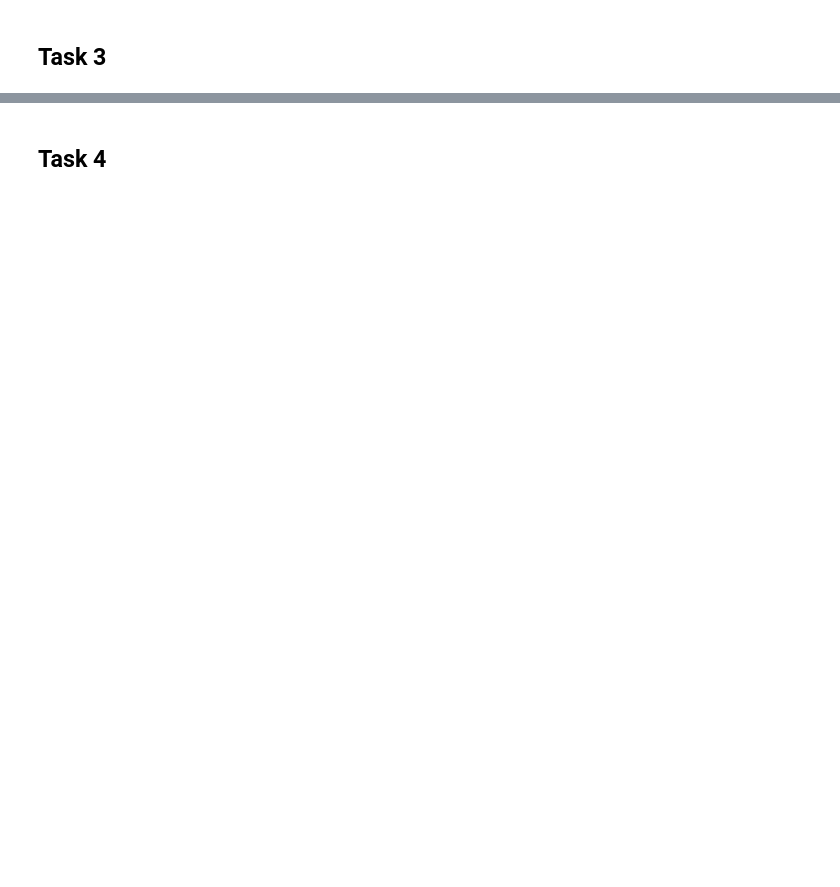
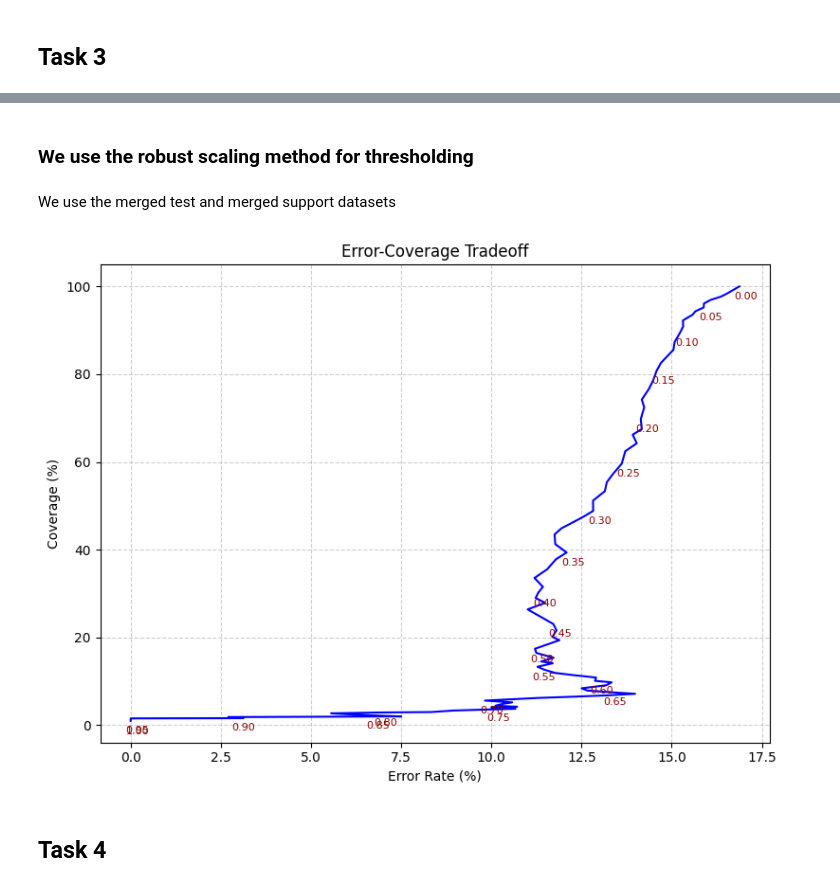
Before and after one commit to Yunus77-tue/ass1, a Jupyter notebook: ass1_cnn.ipynb, the cells around one changed output, grey strips where cells are left out. Cells and saved outputs as stored; diff of their text form; code cells hidden in the pictures; blank space fills up the shorter version.

```diff
--- a/ass1_cnn.ipynb
+++ b/ass1_cnn.ipynb
@@ -998,0 +1051,4 @@ Scenario 4: Main+New classes support → Main+New classes test
+# %%
+from scipy.spatial.distance import cdist
+distances = cdist(test_embeddings, support_embeddings)
+distances
@@ -999,3 +1166,62 @@ Scenario 4: Main+New classes support → Main+New classes test
+# %% [markdown]
+### We use the robust scaling method for thresholding
+# %% [markdown]
+We use the merged test and merged support datasets
+# %%
+# The data we use
+normalized_confidence_robust = normalized_confidence_robust.copy()
+correct_recommendation_mask = correct_recommendation_mask.copy()
+
+# Track error and coverage rates
+error_rates = []
+coverage_rates = []
+
+# Loop over thresholds (0, 1 with steps of 0.01 exactly)
+for th in np.linspace(0,1,101):
+
+  # Find recommendations above threshold
+  recommendations_shown_mask = normalized_confidence_robust >= th
+  total_shown = np.sum(recommendations_shown_mask)
+  #print(total_shown)
+
+  # Both 0 if non shown
+  if total_shown == 0:
+    coverage, error_rate = 0, 0
+  else:
+    # Else calculate coverage and error rate
+    # Our recommendations_shown_mask shows us which ones are shown
+    # While our correct_recommendation_mask tells us which ones should have been shown
+    # Calculate which ones that are shown are correct
+    correct_shown = correct_recommendation_mask[recommendations_shown_mask]
+    # % incorrectly shown
+    error_rate = ((1 - correct_shown.mean())) * 100
+    # % of recommendations that we would like to be shown to the user
+    coverage = (total_shown / len(correct_recommendation_mask)) * 100
+
+    error_rates.append(error_rate)
+    coverage_rates.append(coverage)
+
+thresholds = np.linspace(0,1,101)
+
+# Plot the curve
+plt.figure(figsize=(8, 6))
+plt.plot(error_rates, coverage_rates, color='blue')
+
+# Annotate every N-th threshold for readability
+for i in range(0, len(thresholds), 5):
+    plt.annotate(f"{thresholds[i]:.2f}",
+                 (error_rates[i], coverage_rates[i]),
+                 textcoords="offset points", xytext=(5, -10),
+                 ha='center', fontsize=8, color='darkred')
+
+plt.xlabel('Error Rate (%)')
+plt.ylabel('Coverage (%)')
+plt.title('Error-Coverage Tradeoff')
+plt.grid(True, linestyle='--', alpha=0.6)
+plt.tight_layout()
+plt.show()
+# %% [output]
+[figure, added]
 # %% [markdown]
 ## Task 4
 # %%
```
Also changed, not shown: parts of 40 cells of this notebook, 8 other files.
